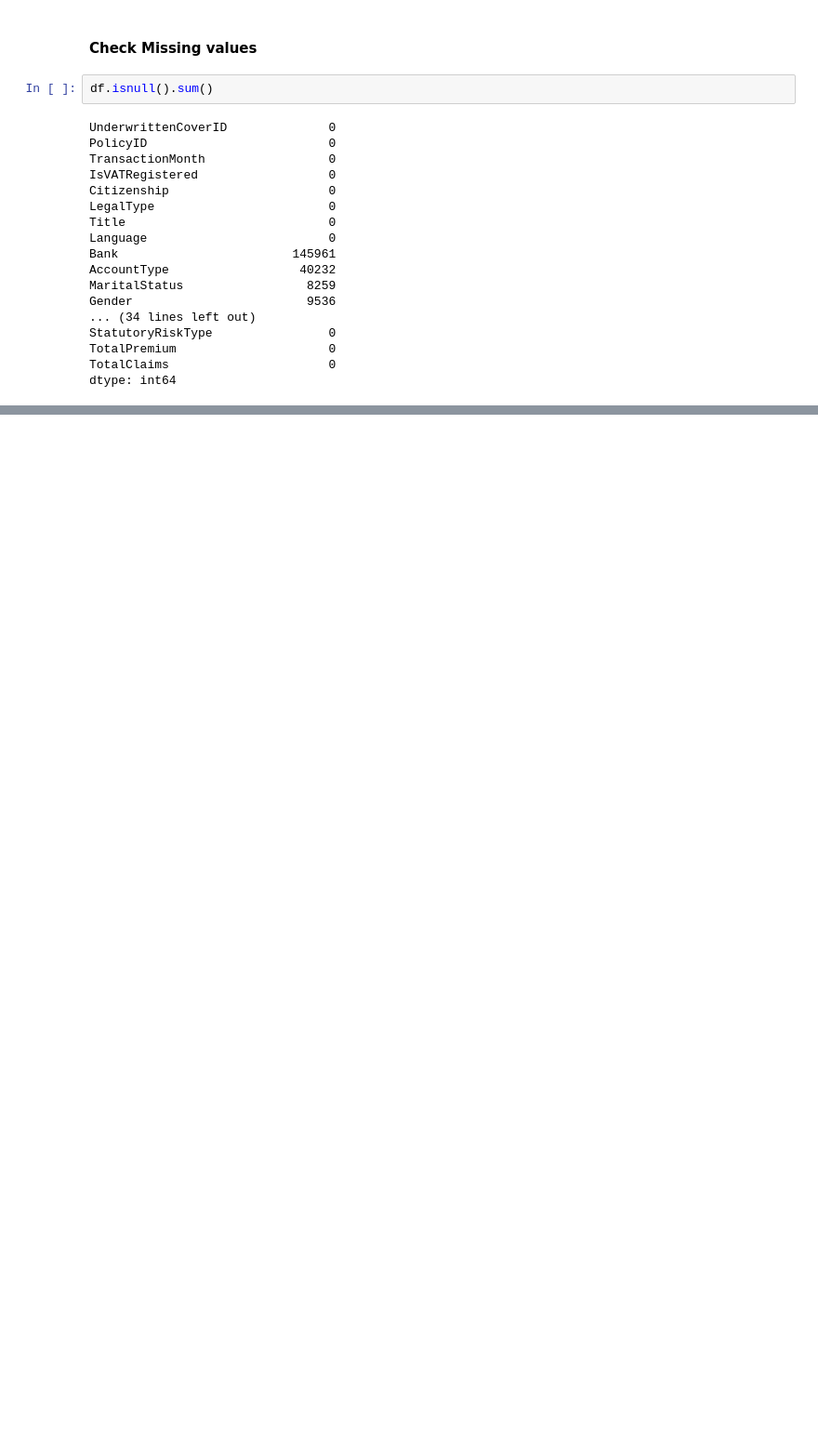
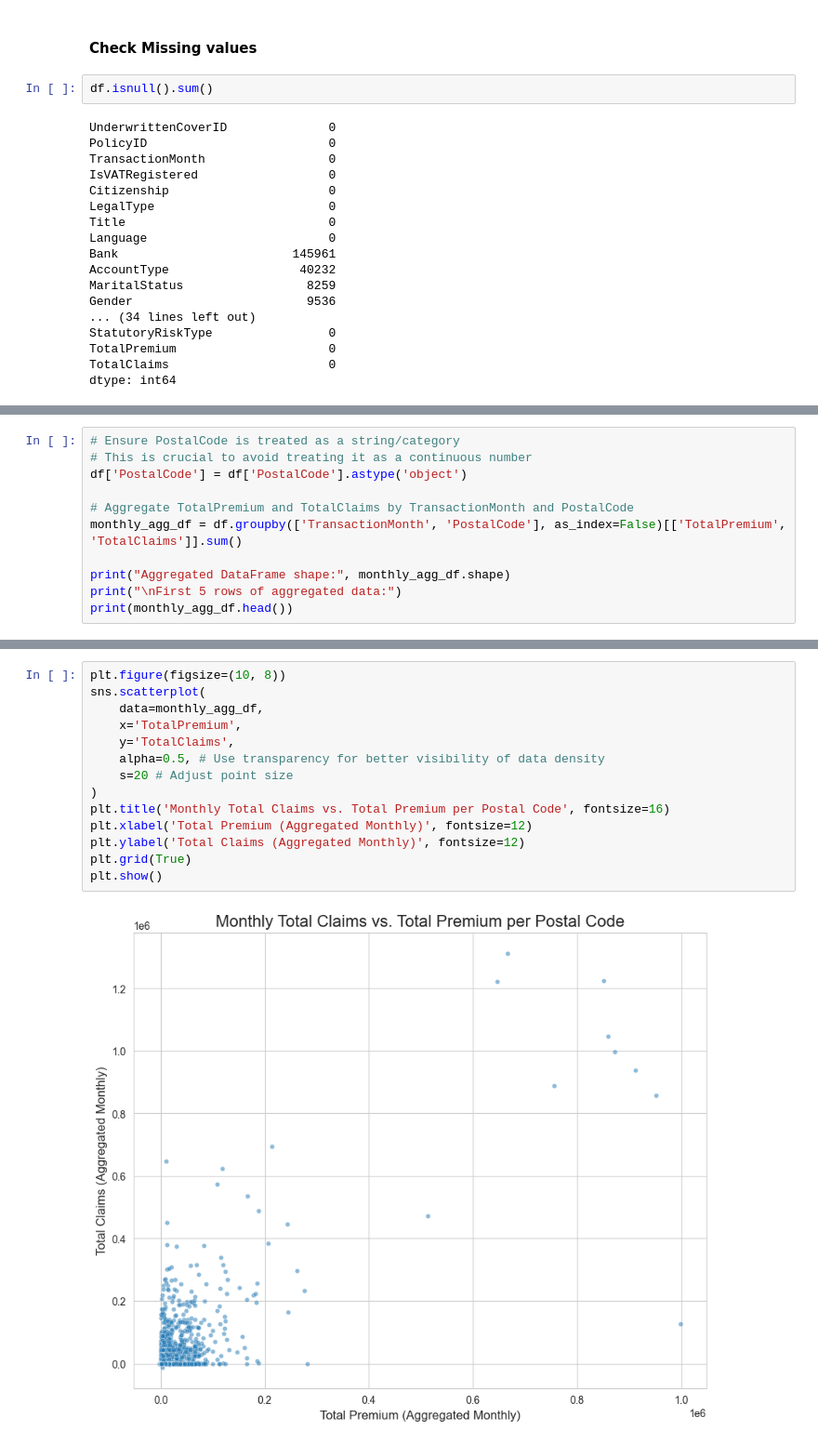
Before and after one commit to girmachew82/B5W3_End_to_End_Insurance_Risk_Analytics_Predictive_Modeling, a Jupyter notebook: notebooks/EDA.ipynb, the cells around one changed output, grey strips where cells are left out. Shown at 93% size. Saved outputs shown, nothing was run; the diff lists cells and outputs as text; blank space fills up the shorter version.

```diff
--- a/notebooks/EDA.ipynb
+++ b/notebooks/EDA.ipynb
@@ -463,0 +483,11 @@ dtype: int64
+# %%
+# Ensure PostalCode is treated as a string/category
+# This is crucial to avoid treating it as a continuous number
+df['PostalCode'] = df['PostalCode'].astype('object')
+
+# Aggregate TotalPremium and TotalClaims by TransactionMonth and PostalCode
+monthly_agg_df = df.groupby(['TransactionMonth', 'PostalCode'], as_index=False)[['TotalPremium', 'TotalClaims']].sum()
+
+print("Aggregated DataFrame shape:", monthly_agg_df.shape)
+print("\nFirst 5 rows of aggregated data:")
+print(monthly_agg_df.head())
@@ -463,0 +504,16 @@ dtype: int64
+# %%
+plt.figure(figsize=(10, 8))
+sns.scatterplot(
+    data=monthly_agg_df,
+    x='TotalPremium',
+    y='TotalClaims',
+    alpha=0.5, # Use transparency for better visibility of data density
+    s=20 # Adjust point size
+)
+plt.title('Monthly Total Claims vs. Total Premium per Postal Code', fontsize=16)
+plt.xlabel('Total Premium (Aggregated Monthly)', fontsize=12)
+plt.ylabel('Total Claims (Aggregated Monthly)', fontsize=12)
+plt.grid(True)
+plt.show()
+# %% [output]
+[figure, added]
```
Also changed, not shown: parts of 7 cells of this notebook.
